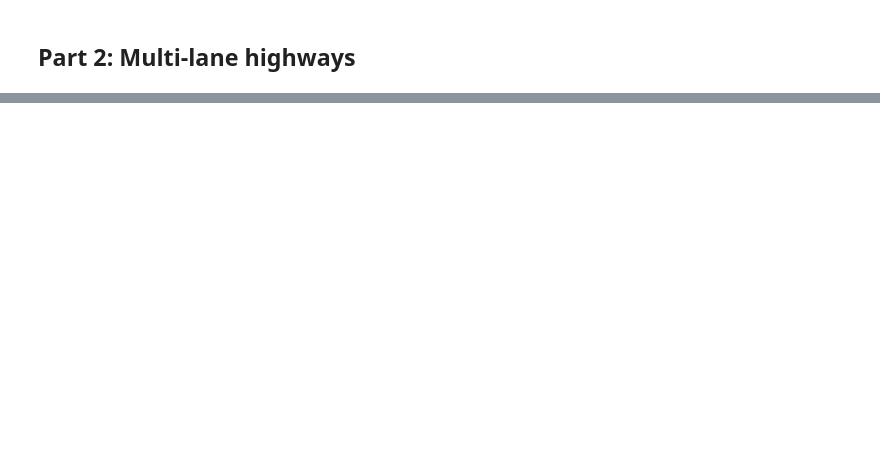
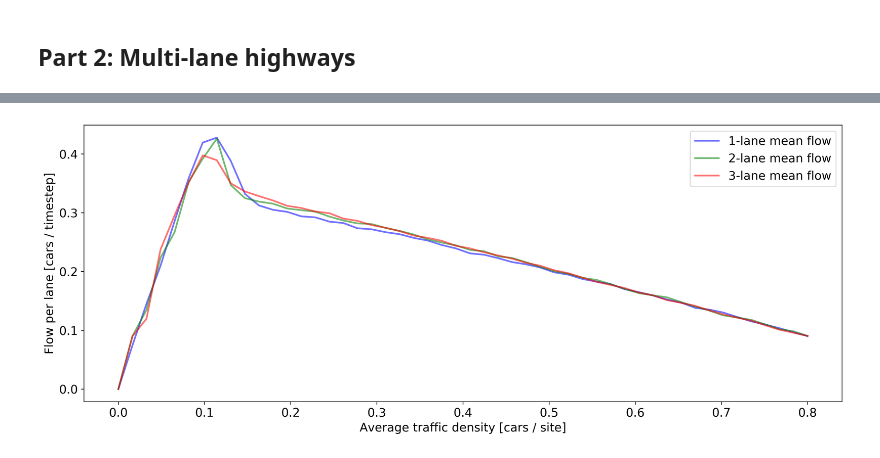
Before and after one commit to Munchic/cs166, a Jupyter notebook: CS166 Assignment 2.ipynb, the cells around one changed output, grey strips where cells are left out. Drawn from its saved outputs; the diff is of its cells as text; code cells hidden in the pictures; blank space fills up the shorter version.

```diff
--- a/CS166 Assignment 2.ipynb
+++ b/CS166 Assignment 2.ipynb
@@ -296,0 +415,23 @@ array([], dtype=int64)
+# %%
+def get_conf_ints(flow_data):
+    mean_flows = flow_data.mean(axis=1)
+    conf_int = np.percentile(flow_data, [5, 95], axis=1)
+
+    return mean_flows, conf_int
+# %%
+conf_int_95_1lane = get_conf_ints(flow_store)
+conf_int_95_2lane = get_conf_ints(flow_store_2lanes)
+conf_int_95_3lane = get_conf_ints(flow_store_3lanes)
+# %%
+plt.figure(figsize=(16, 6), dpi=330)
+plt.plot(traff_dens_linspace, conf_int_95_1lane[0], linewidth=2, alpha=0.55, color='blue', label='1-lane mean flow')
+plt.plot(traff_dens_linspace, conf_int_95_2lane[0], linewidth=2, alpha=0.55, color='green', label='2-lane mean flow')
+plt.plot(traff_dens_linspace, conf_int_95_3lane[0], linewidth=2, alpha=0.55, color='red', label='3-lane mean flow')
+
+plt.ylabel('Flow per lane [cars / timestep]')
+plt.xlabel('Average traffic density [cars / site]')
+plt.legend()
+
+plt.show()
+# %% [output]
+[figure, added]
```
Also changed, not shown: parts of 22 cells of this notebook, 7 other files.
